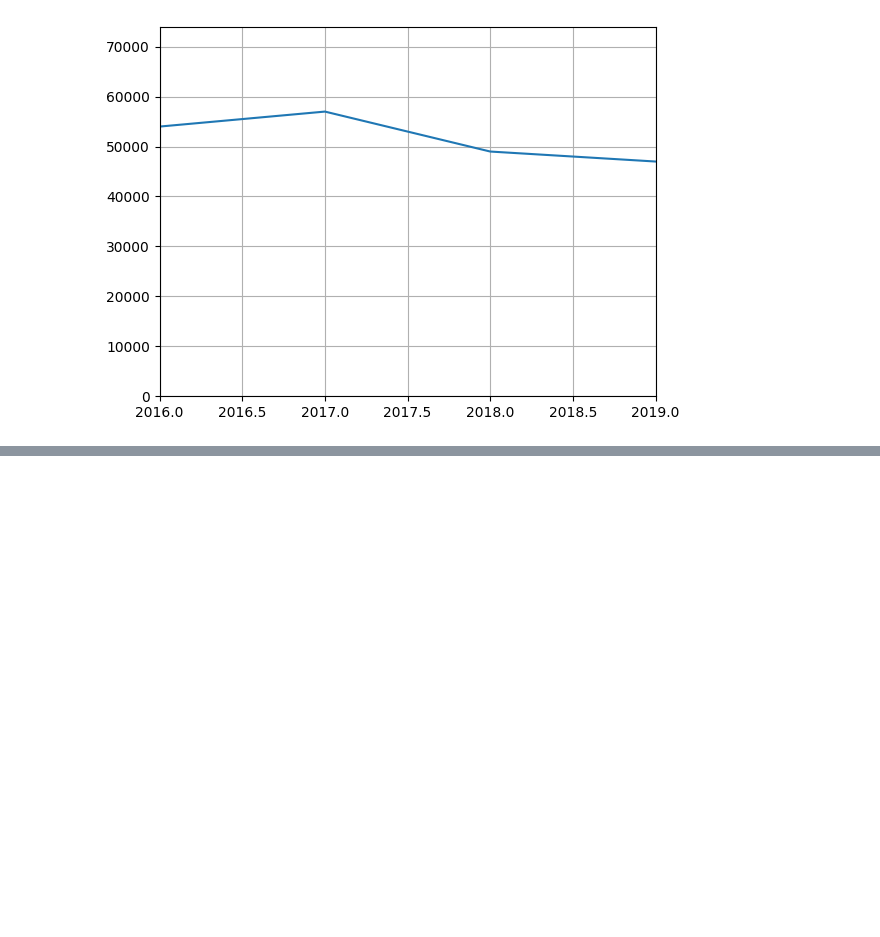
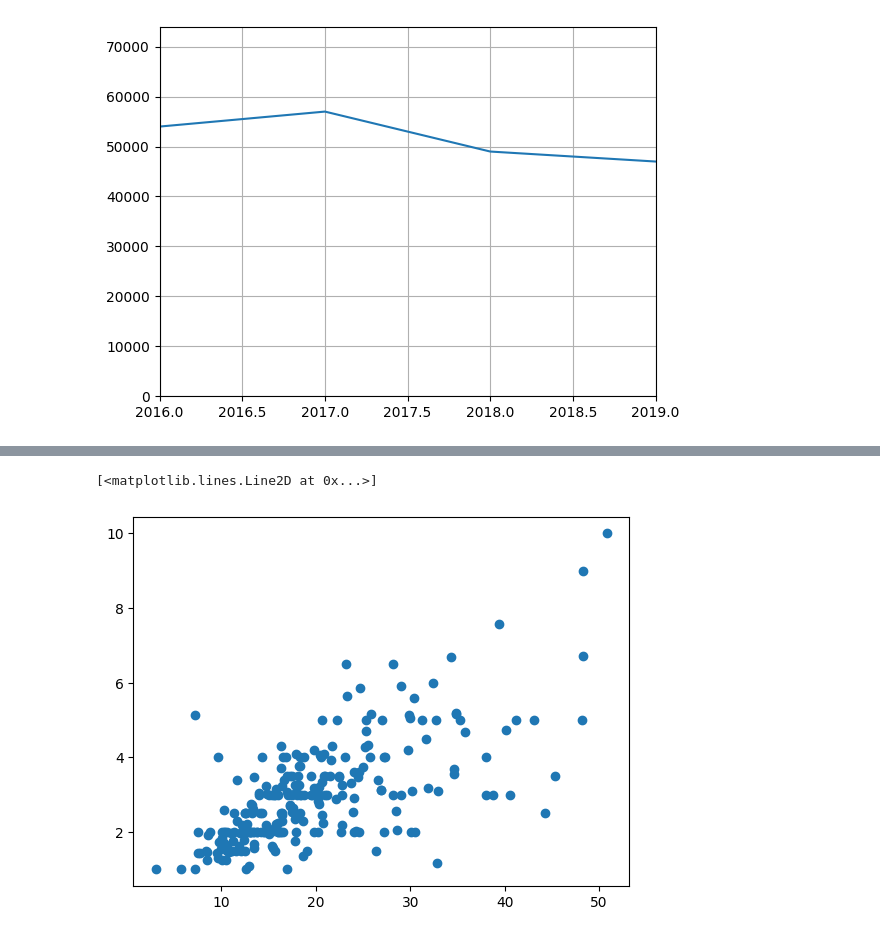
Before and after one commit to Vivek-Joshi17/Data_Visualization, a Jupyter notebook: Data_Visualize.ipynb, the cells around one changed output, grey strips where cells are left out. Cells and saved outputs as stored; diff of their text form; code cells hidden in the pictures; blank space fills up the shorter version.

```diff
--- a/Data_Visualize.ipynb
+++ b/Data_Visualize.ipynb
@@ -179,0 +242,7 @@ plt.show()
+# %%
+#scatter graph using plot
+
+plt.plot(tips['total_bill'],tips['tip'],'o')
+# %% [output]
+[<matplotlib.lines.Line2D at 0x...>]
+[figure, added]
```
Also changed, not shown: parts of 13 cells of this notebook.
